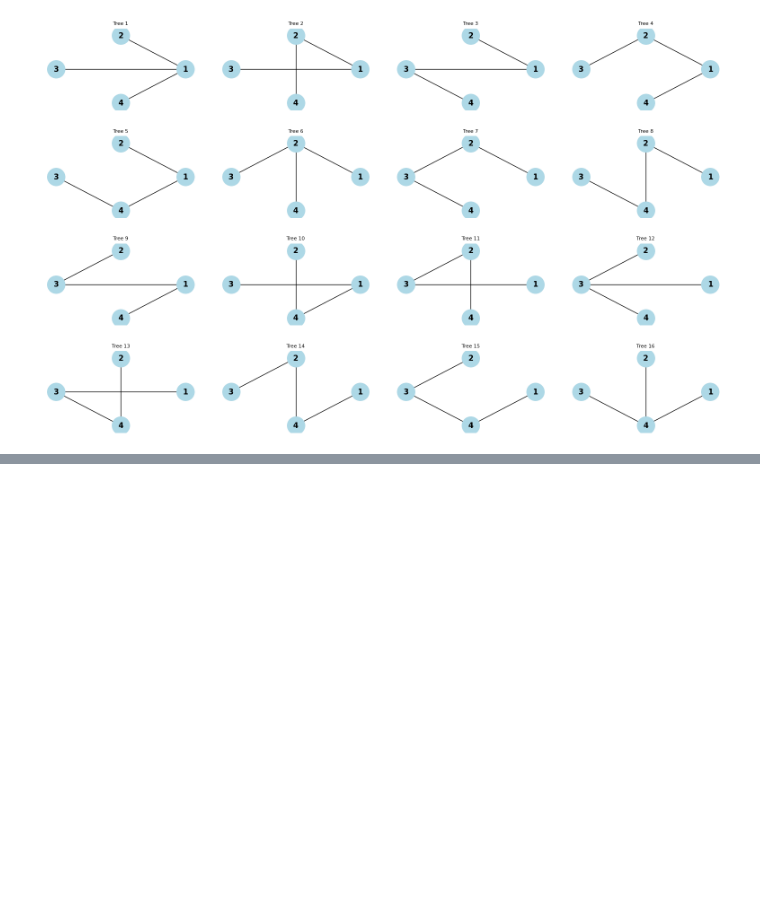
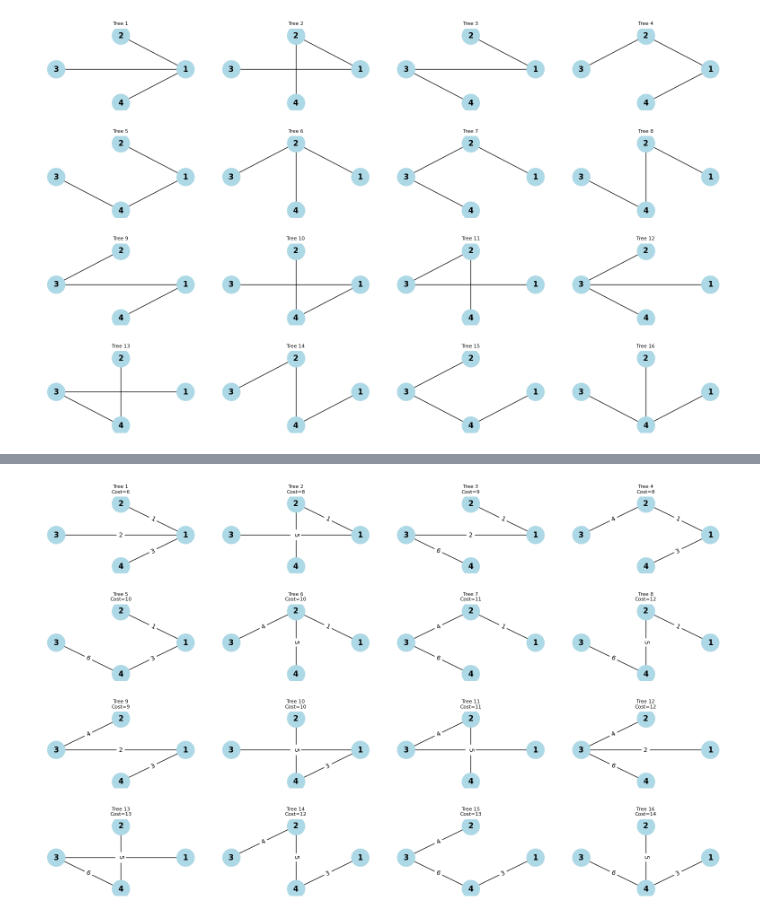
Before and after one commit to niladri-rkmvu/dsa-2025, a Jupyter notebook: graphs.ipynb, the cells around one changed output, grey strips where cells are left out. Drawn from its saved outputs; the diff is of its cells as text; code cells hidden in the pictures; blank space fills up the shorter version.

```diff
--- a/graphs.ipynb
+++ b/graphs.ipynb
@@ -364,0 +367,83 @@ Total spanning trees: 16
+# %%
+import networkx as nx
+import matplotlib.pyplot as plt
+from itertools import combinations
+
+def build_graph_from_adjlist(adjlist):
+    """
+    Build a weighted graph from adjacency list.
+    adjlist format:
+    {
+        '1': [('2', 3), ('3', 5)],
+        '2': [('1', 3), ('3', 2)],
+        '3': [('1', 5), ('2', 2)]
+    }
+    """
+    G = nx.Graph()
+    for u, neighbors in adjlist.items():
+        for v, w in neighbors:
+            G.add_edge(u, v, weight=w)
+    return G
+
+def all_spanning_trees(G):
+    n = G.number_of_nodes()
+    spanning_trees = []
+    for edges in combinations(G.edges(data=True), n-1):
+        T = nx.Graph()
+        T.add_nodes_from(G.nodes())
+        T.add_edges_from(edges)
+        if nx.is_tree(T):
+            spanning_trees.append(T)
+    return spanning_trees
+
+def visualize_spanning_trees(G):
+    trees = all_spanning_trees(G)
+    n = len(trees)
+    cols = 4
+    rows = (n + cols - 1) // cols
+
+    plt.figure(figsize=(16, 10))
+
+    for i, T in enumerate(trees, 1):
+        plt.subplot(rows, cols, i)
+        pos = nx.circular_layout(T)
+
+        # Draw nodes and edges
+        nx.draw(
+            T, pos,
+            with_labels=True,
+            node_color="lightblue",
+            node_size=800,
+            font_weight="bold",
+            edge_color="black"
+        )
+
+        # Draw edge labels (weights)
+        edge_labels = nx.get_edge_attributes(T, 'weight')
+        nx.draw_networkx_edge_labels(T, pos, edge_labels=edge_labels)
+
+        # Compute total cost
+        total_cost = sum(edge_labels.values())
+        plt.title(f"Tree {i}\nCost={total_cost}", fontsize=8)
+
+    plt.tight_layout(pad=3.0)
+    plt.show()
+
+if __name__ == "__main__":
+    # Example adjacency list with weights
+    adjlist = {
+        '1': [('2', 1), ('3', 2), ('4', 3)],
+        '2': [('1', 1), ('3', 4), ('4', 5)],
+        '3': [('1', 2), ('2', 4), ('4', 6)],
+        '4': [('1', 3), ('2', 5), ('3', 6)]
+    }
+
+    G = build_graph_from_adjlist(adjlist)
+    trees = all_spanning_trees(G)
+    print(f"Total spanning trees: {len(trees)}")
+    for i, T in enumerate(trees, 1):
+        cost = sum(d['weight'] for _, _, d in T.edges(data=True))
+        print(f"Tree {i}: edges={list(T.edges(data=True))}, cost={cost}")
+
+    visualize_spanning_trees(G)
+# %% [output]
@@ -364,0 +467 @@ Total spanning trees: 16
+[figure, added]
```
Also changed, not shown: parts of 2 cells of this notebook.
